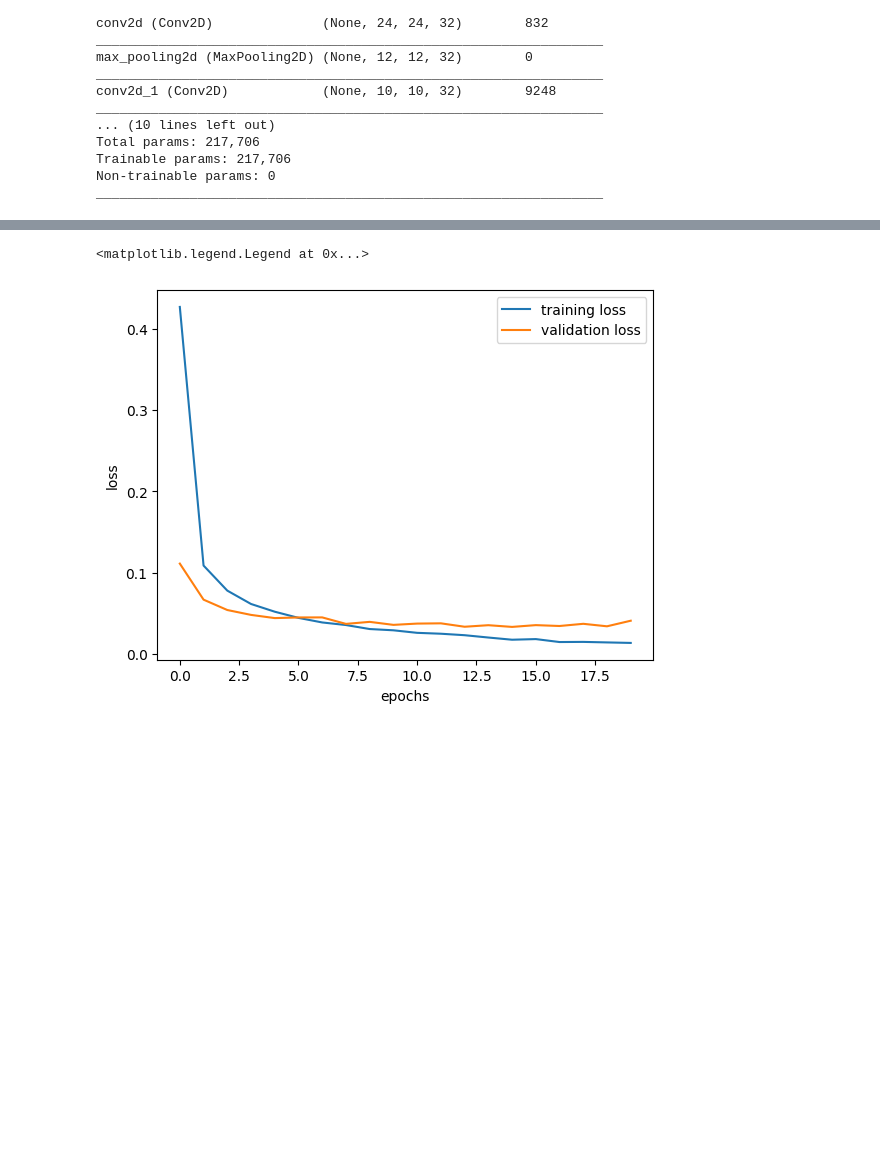
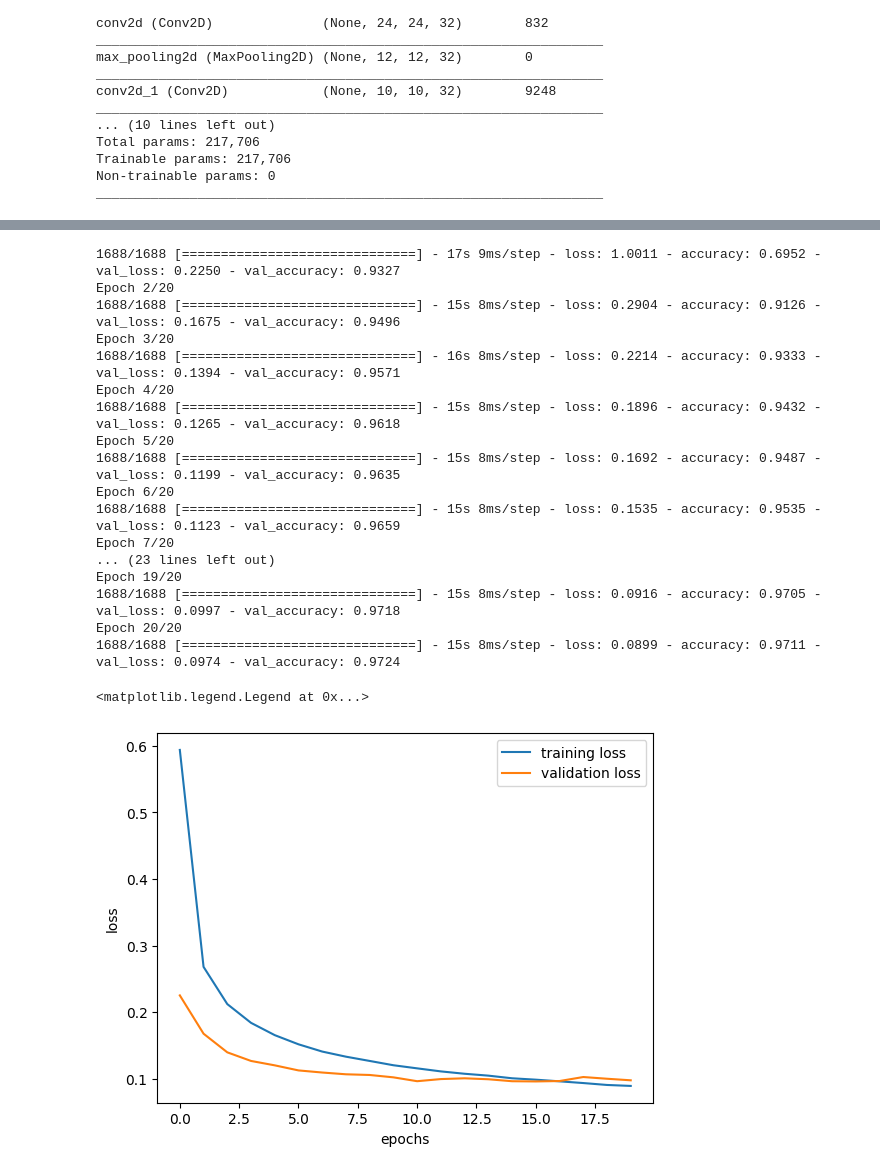
Before and after one commit to boeyjw/KCL-MNIST-Coursework-1, a Jupyter notebook: cw1/01_cw1_tut.ipynb, the cells around one changed output, grey strips where cells are left out. Saved outputs shown, nothing was run; the diff lists cells and outputs as text; code cells hidden in the pictures; blank space fills up the shorter version.

```diff
--- a/cw1/01_cw1_tut.ipynb
+++ b/cw1/01_cw1_tut.ipynb
@@ -7,7 +7,9 @@ import preproc as pp
 
 import tensorflow as tf
 
-augp = Path("../scratch").joinpath("train_augmented")
+version = "v2"
+augp = Path("../scratch").joinpath("train_augmented_" + version)
+modelp = Path("../scratch").joinpath("models")
 
 train_ir, test_ir = pp.load_data(val_size=0)
 train_aug, test_aug = pp.load_aug_data(augp, train_ir.element_spec, test_ind=[5])
@@ -63,18 +65,23 @@ Trainable params: 217,706
 Non-trainable params: 0
 _________________________________________________________________
 # %%
-train_shape = tf.data.experimental.cardinality(train_ir).numpy()
+train_shape = tf.data.experimental.cardinality(train_aug).numpy()
 val_size = 0.2
 
-splitter = train_ir.shuffle(10000, reshuffle_each_iteration=False)
-val_ds = splitter.take(train_shape * val_size).batch(256)
-train_ds = splitter.skip(train_shape * val_size).batch(256)
+splitter = train_aug.shuffle(10000, reshuffle_each_iteration=False)
+val_ds = splitter.take(train_shape * val_size)
+train_ds = splitter.skip(train_shape * val_size)
 # %%
 import datetime
 
 net.compile(loss='categorical_crossentropy', optimizer='adam', metrics=["accuracy"])
 
-history = net.fit(train_ds, validation_data=val_ds, epochs=20)
+history = net.fit(
+    train_ds.batch(256)
+    , validation_data=val_ds.batch(256)
+    , epochs=20
+    , callbacks=[tf.keras.callbacks.TensorBoard(log_dir="base_logs", histogram_freq=1, write_graph=True, write_images=True)]
+)
 
 import matplotlib.pyplot as plt
 plt.figure()
@@ -111,5 +114,22 @@ Epoch 20/20
-<matplotlib.legend.Legend at 0x...>
+1688/1688 [==============================] - 17s 9ms/step - loss: 1.0011 - accuracy: 0.6952 - val_loss: 0.2250 - val_accuracy: 0.9327
+Epoch 2/20
+1688/1688 [==============================] - 15s 8ms/step - loss: 0.2904 - accuracy: 0.9126 - val_loss: 0.1675 - val_accuracy: 0.9496
+Epoch 3/20
+1688/1688 [==============================] - 16s 8ms/step - loss: 0.2214 - accuracy: 0.9333 - val_loss: 0.1394 - val_accuracy: 0.9571
+Epoch 4/20
+1688/1688 [==============================] - 15s 8ms/step - loss: 0.1896 - accuracy: 0.9432 - val_loss: 0.1265 - val_accuracy: 0.9618
+Epoch 5/20
+1688/1688 [==============================] - 15s 8ms/step - loss: 0.1692 - accuracy: 0.9487 - val_loss: 0.1199 - val_accuracy: 0.9635
+Epoch 6/20
+1688/1688 [==============================] - 15s 8ms/step - loss: 0.1535 - accuracy: 0.9535 - val_loss: 0.1123 - val_accuracy: 0.9659
+Epoch 7/20
+... (23 lines left out)
+Epoch 19/20
+1688/1688 [==============================] - 15s 8ms/step - loss: 0.0916 - accuracy: 0.9705 - val_loss: 0.0997 - val_accuracy: 0.9718
+Epoch 20/20
+1688/1688 [==============================] - 15s 8ms/step - loss: 0.0899 - accuracy: 0.9711 - val_loss: 0.0974 - val_accuracy: 0.9724
+<matplotlib.legend.Legend at 0x...>
-[figure, old version]
+[figure, new version]
 # %%
 (x_train, y_train), (x_test, y_test) = pp.load_data(return_eval=True)
 
```
Also changed, not shown: parts of 6 cells of this notebook, 4 other files.
